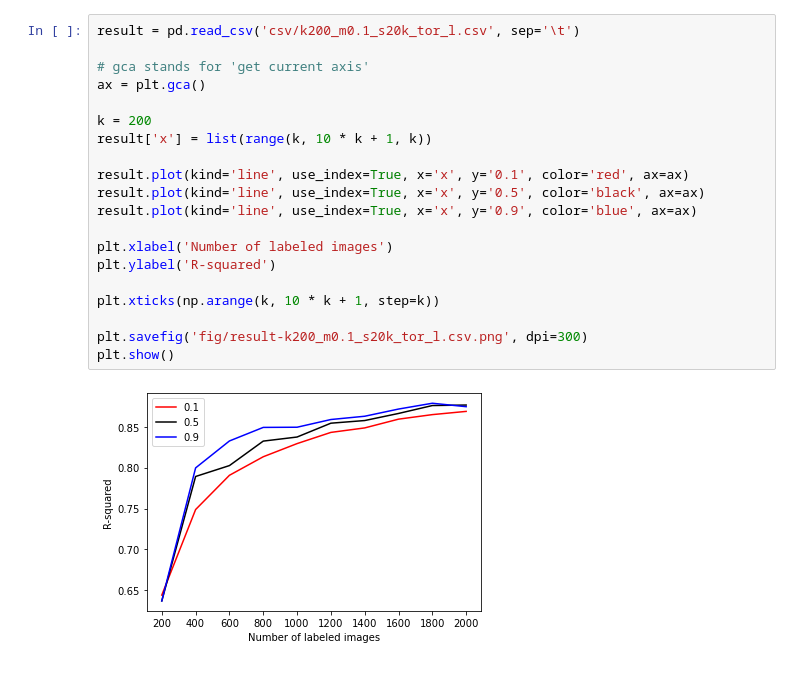
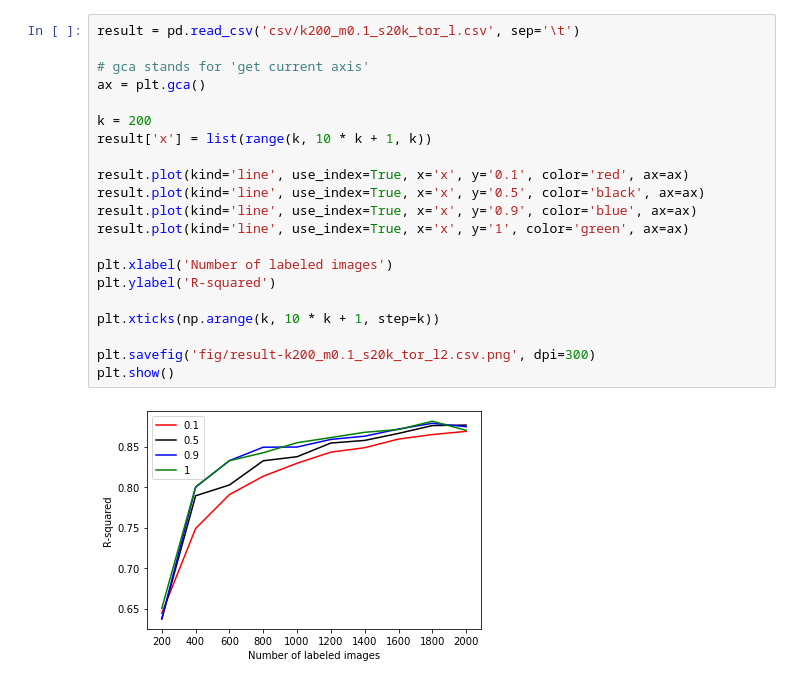
Before and after one commit to wonderit/Learning-Loss-for-Active-Learning, a Jupyter notebook: plot_tbr.ipynb, the cells around one changed output. Cells and saved outputs as stored; diff of their text form.

Commit message:
result and mse

```diff
--- a/plot_tbr.ipynb
+++ b/plot_tbr.ipynb
@@ -28,22 +29,23 @@ plt.show()
 # %%
 result = pd.read_csv('csv/k200_m0.1_s20k_tor_l.csv', sep='\t')
 
 # gca stands for 'get current axis'
 ax = plt.gca()
 
 k = 200
 result['x'] = list(range(k, 10 * k + 1, k))
 
 result.plot(kind='line', use_index=True, x='x', y='0.1', color='red', ax=ax)
 result.plot(kind='line', use_index=True, x='x', y='0.5', color='black', ax=ax)
 result.plot(kind='line', use_index=True, x='x', y='0.9', color='blue', ax=ax)
+result.plot(kind='line', use_index=True, x='x', y='1', color='green', ax=ax)
 
 plt.xlabel('Number of labeled images')
 plt.ylabel('R-squared')
 
 plt.xticks(np.arange(k, 10 * k + 1, step=k))
 
-plt.savefig('fig/result-k200_m0.1_s20k_tor_l.csv.png', dpi=300)
+plt.savefig('fig/result-k200_m0.1_s20k_tor_l2.csv.png', dpi=300)
 plt.show()
 # %% [output]
-[figure, old version]
+[figure, new version]
```
Also changed, not shown: parts of 3 cells of this notebook, 12 other files.
